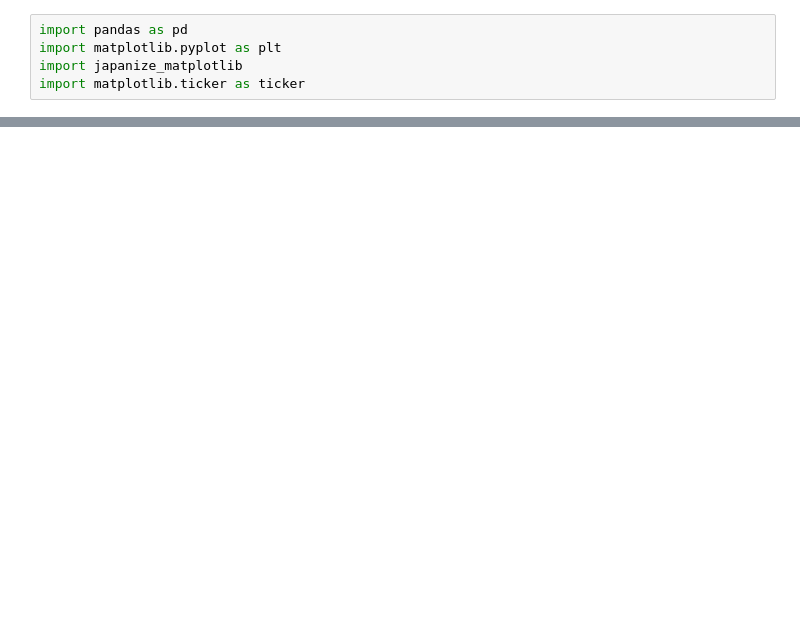
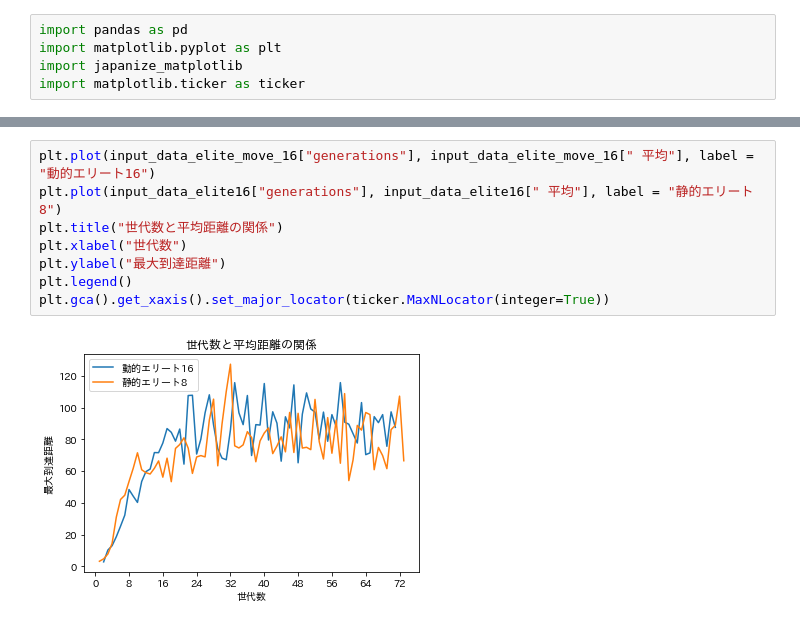
Before and after one commit to takutoooooooo/car-evolve.proj, a Jupyter notebook: for_analysis/analysis_elite_move.ipynb, the cells around one changed output, grey strips where cells are left out. Saved outputs shown, nothing was run; the diff lists cells and outputs as text; blank space fills up the shorter version.

```diff
--- a/for_analysis/analysis_elite_move.ipynb
+++ b/for_analysis/analysis_elite_move.ipynb
@@ -41,0 +52,10 @@ plt.gca().get_xaxis().set_major_locator(ticker.MaxNLocator(integer=True))
+# %%
+plt.plot(input_data_elite_move_16["generations"], input_data_elite_move_16[" 平均"], label = "動的エリート16")
+plt.plot(input_data_elite16["generations"], input_data_elite16[" 平均"], label = "静的エリート8")
+plt.title("世代数と平均距離の関係")
+plt.xlabel("世代数")
+plt.ylabel("最大到達距離")
+plt.legend()
+plt.gca().get_xaxis().set_major_locator(ticker.MaxNLocator(integer=True))
+# %% [output]
+[figure, added]
```
Also changed, not shown: parts of 7 cells of this notebook, 1 other file.
